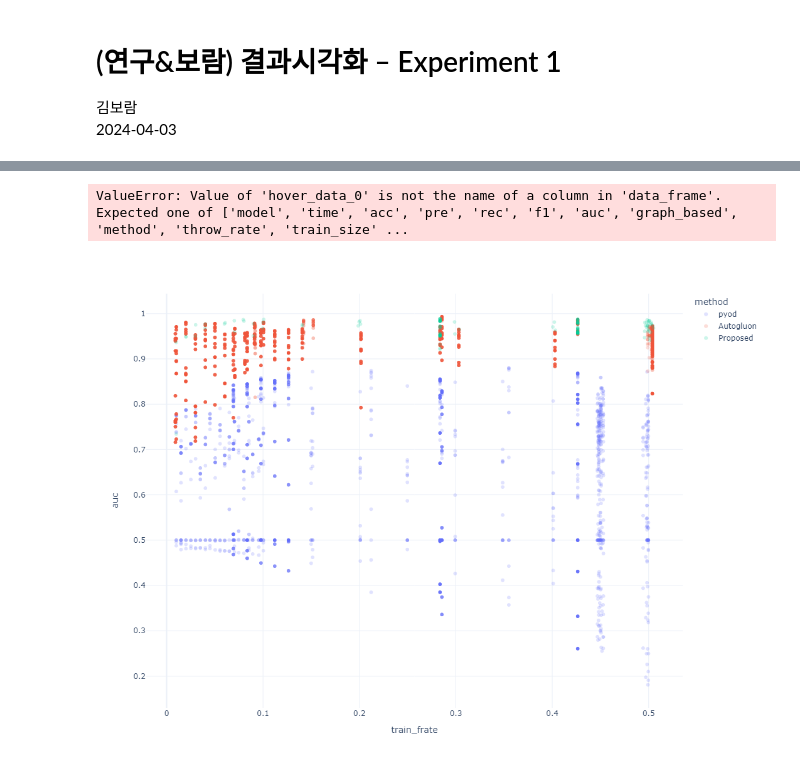
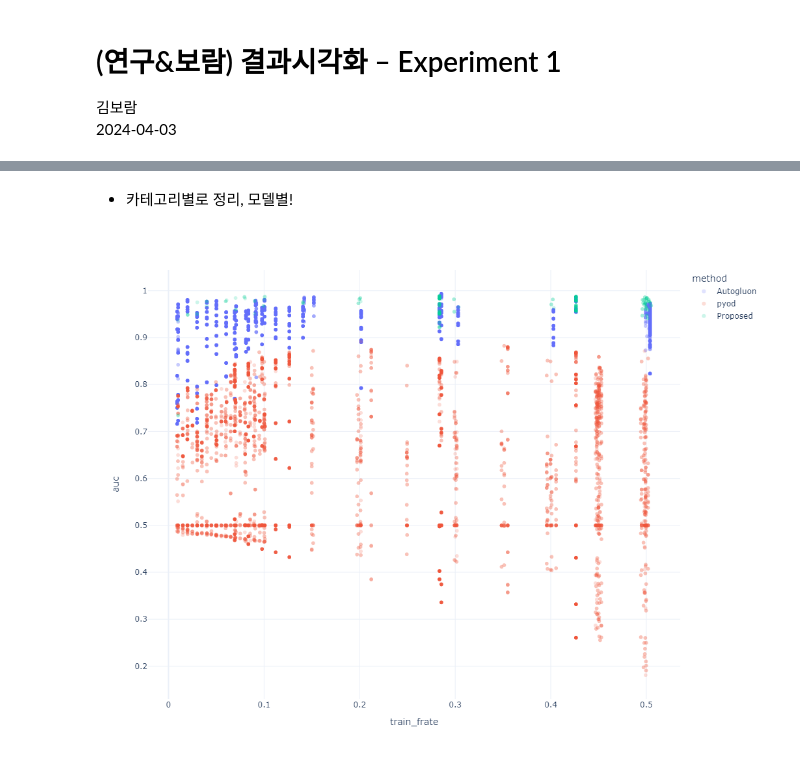
Before and after one commit to boram-coco/GNNpaper_review, a Jupyter notebook: posts/2024-04-11-결과시각화-- 실험1.out.ipynb, the cells around one changed output, grey strips where cells are left out. Saved outputs shown, nothing was run; the diff lists cells and outputs as text; code cells hidden in the pictures.

```diff
--- a/posts/2024-04-11-결과시각화-- 실험1.out.ipynb
+++ b/posts/2024-04-11-결과시각화-- 실험1.out.ipynb
@@ -43,21 +43,19 @@ df
+# %% [markdown]
+- 카테고리별로 정리, 모델별!
 # %%
 fig = px.scatter(
     df,
     x='train_frate',y='auc',
     color='method',
-    hover_data='f1',
+#    hover_data='f1',
     opacity=0.2,
     #---#
     width = 750,
     height = 800
 )
-fig.data[3]['marker']['opacity'] = 0.7
-fig.data[3]['marker']['size'] = 9
+#fig.data[3]['marker']['opacity'] = 0.7
+#fig.data[3]['marker']['size'] = 9
 fig
 # %% [output]
-ValueError: Value of 'hover_data_0' is not the name of a column in 'data_frame'. Expected one of ['model', 'time', 'acc', 'pre', 'rec', 'f1', 'auc', 'graph_based', 'method', 'throw_rate', 'train_size' ...
+[figure, added]
-# %%
-fig
-# %% [output]
-[figure, removed]
 # %%
```
Also changed, not shown: parts of 4 cells of this notebook, 4 other files.
